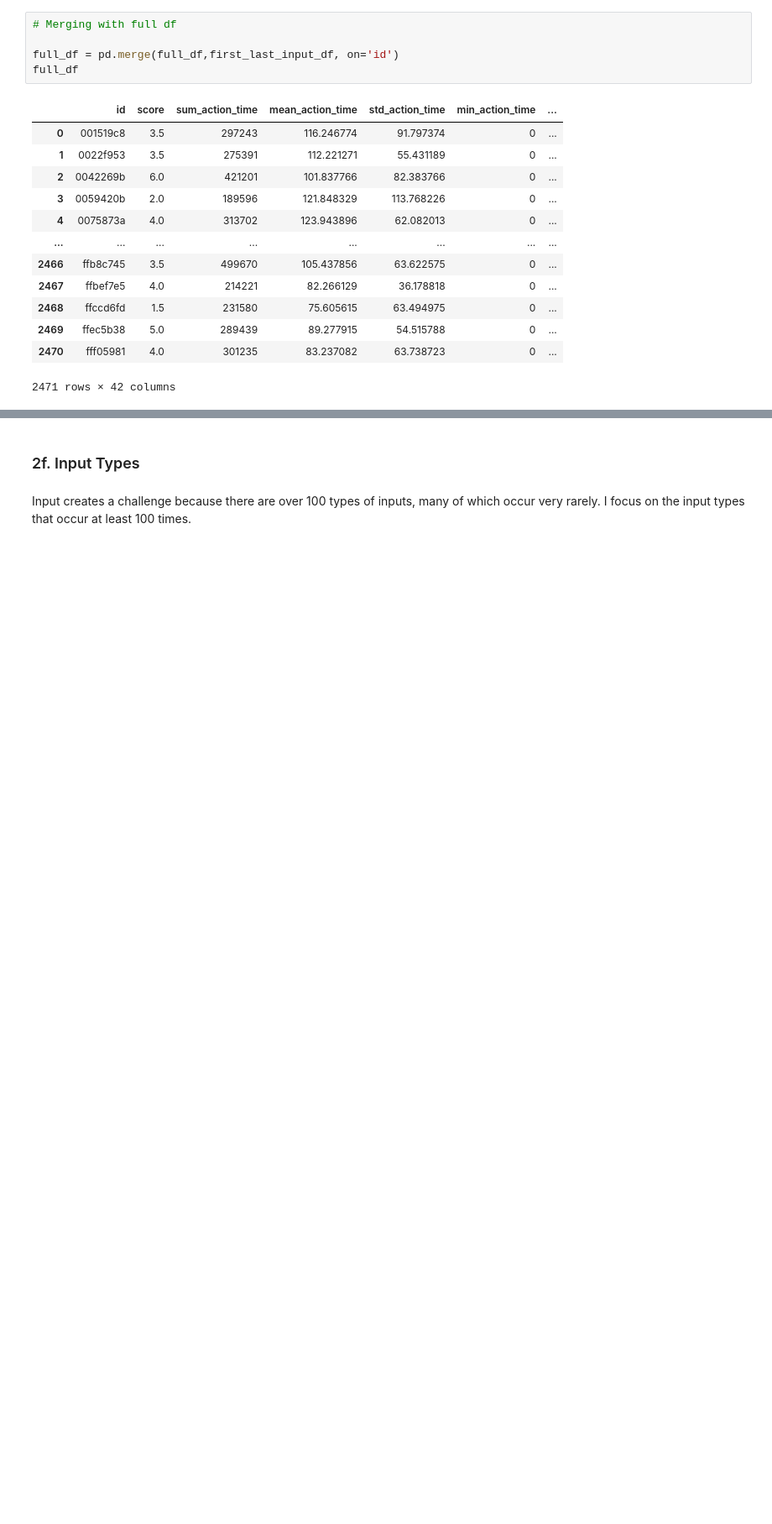
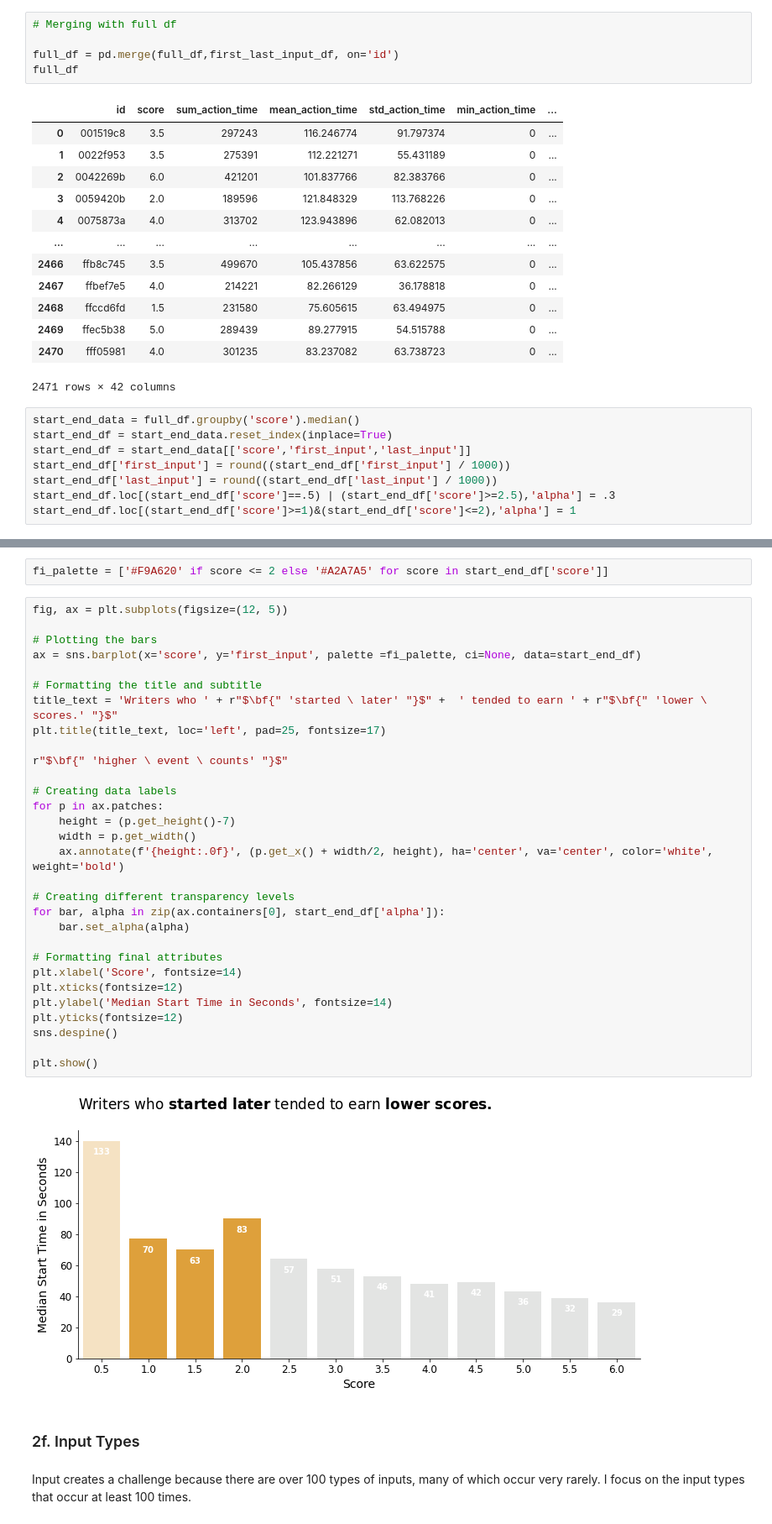
Before and after one commit to ahendricks2/EssayKeystrokes, a Jupyter notebook: Preprocessing_Notebook.ipynb, the cells around one changed output, grey strips where cells are left out. Shown at 84% size. Saved outputs shown, nothing was run; the diff lists cells and outputs as text; blank space fills up the shorter version.

```diff
--- a/Preprocessing_Notebook.ipynb
+++ b/Preprocessing_Notebook.ipynb
@@ -843,3 +903,11 @@ full_df
 | 2469 | ffec5b38 | 5.0 | 289439 | 89.277915 | 54.515788 | 0 | ... |
 | 2470 | fff05981 | 4.0 | 301235 | 83.237082 | 63.738723 | 0 | ... |
 2471 rows × 42 columns
+# %%
+start_end_data = full_df.groupby('score').median()
+start_end_df = start_end_data.reset_index(inplace=True)
+start_end_df = start_end_data[['score','first_input','last_input']]
+start_end_df['first_input'] = round((start_end_df['first_input'] / 1000))
+start_end_df['last_input'] = round((start_end_df['last_input'] / 1000))
+start_end_df.loc[(start_end_df['score']==.5) | (start_end_df['score']>=2.5),'alpha'] = .3
+start_end_df.loc[(start_end_df['score']>=1)&(start_end_df['score']<=2),'alpha'] = 1
@@ -846,3 +932,37 @@ full_df
+# %%
+fi_palette = ['#F9A620' if score <= 2 else '#A2A7A5' for score in start_end_df['score']]
+# %%
+fig, ax = plt.subplots(figsize=(12, 5))
+
+# Plotting the bars
+ax = sns.barplot(x='score', y='first_input', palette =fi_palette, ci=None, data=start_end_df)
+
+# Formatting the title and subtitle
+title_text = 'Writers who ' + r"$\bf{" 'started \ later' "}$" +  ' tended to earn ' + r"$\bf{" 'lower \ scores.' "}$"
+plt.title(title_text, loc='left', pad=25, fontsize=17)
+
+r"$\bf{" 'higher \ event \ counts' "}$"
+
+# Creating data labels
+for p in ax.patches:
+    height = (p.get_height()-7)
+    width = p.get_width()
+    ax.annotate(f'{height:.0f}', (p.get_x() + width/2, height), ha='center', va='center', color='white', weight='bold')
+
+# Creating different transparency levels
+for bar, alpha in zip(ax.containers[0], start_end_df['alpha']):
+    bar.set_alpha(alpha)
+
+# Formatting final attributes
+plt.xlabel('Score', fontsize=14)
+plt.xticks(fontsize=12)
+plt.ylabel('Median Start Time in Seconds', fontsize=14)
+plt.yticks(fontsize=12)
+sns.despine()
+
+plt.show()
+# %% [output]
+[figure, added]
 # %% [markdown]
 ### 2f. Input Types
 # %% [markdown]
```
Also changed, not shown: parts of 14 cells of this notebook.
